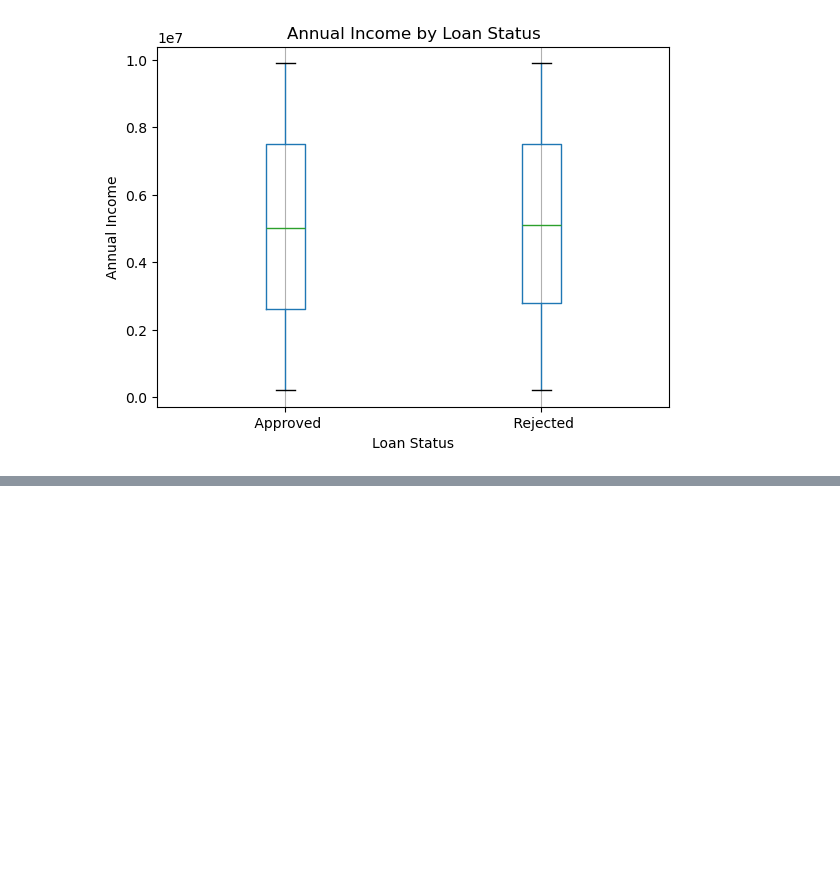
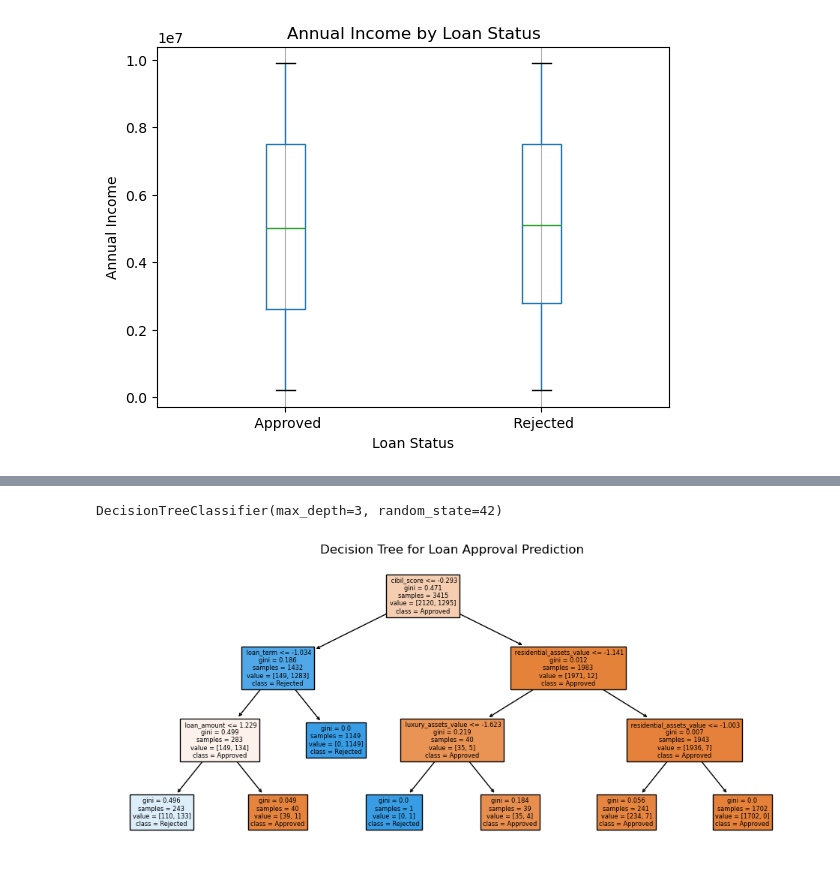
Before and after one commit to Group-6-Software-Development/Data-Handling-and-Machine-Learning, a Jupyter notebook: Home Assignments/Task 6 - Project.ipynb, the cells around one changed output, grey strips where cells are left out. Saved outputs shown, nothing was run; the diff lists cells and outputs as text; code cells hidden in the pictures; blank space fills up the shorter version.

```diff
--- a/Home Assignments/Task 6 - Project.ipynb
+++ b/Home Assignments/Task 6 - Project.ipynb
@@ -186,0 +345,16 @@ plt.show()
+# %%
+# Initialize the Decision Tree Classifier
+dt_model = DecisionTreeClassifier(max_depth=3, random_state=42)
+
+# Fit the model to the training data
+dt_model.fit(X_train, y_train)
+# %% [output]
+DecisionTreeClassifier(max_depth=3, random_state=42)
+# %%
+# Plot the decision tree
+plt.figure(figsize=(12, 5))
+plot_tree(dt_model, feature_names=X_train.columns, class_names=['Approved', 'Rejected'], filled=True)
+plt.title("Decision Tree for Loan Approval Prediction")
+plt.show()
+# %% [output]
+[figure, added]
```
Also changed, not shown: parts of 18 cells of this notebook.
